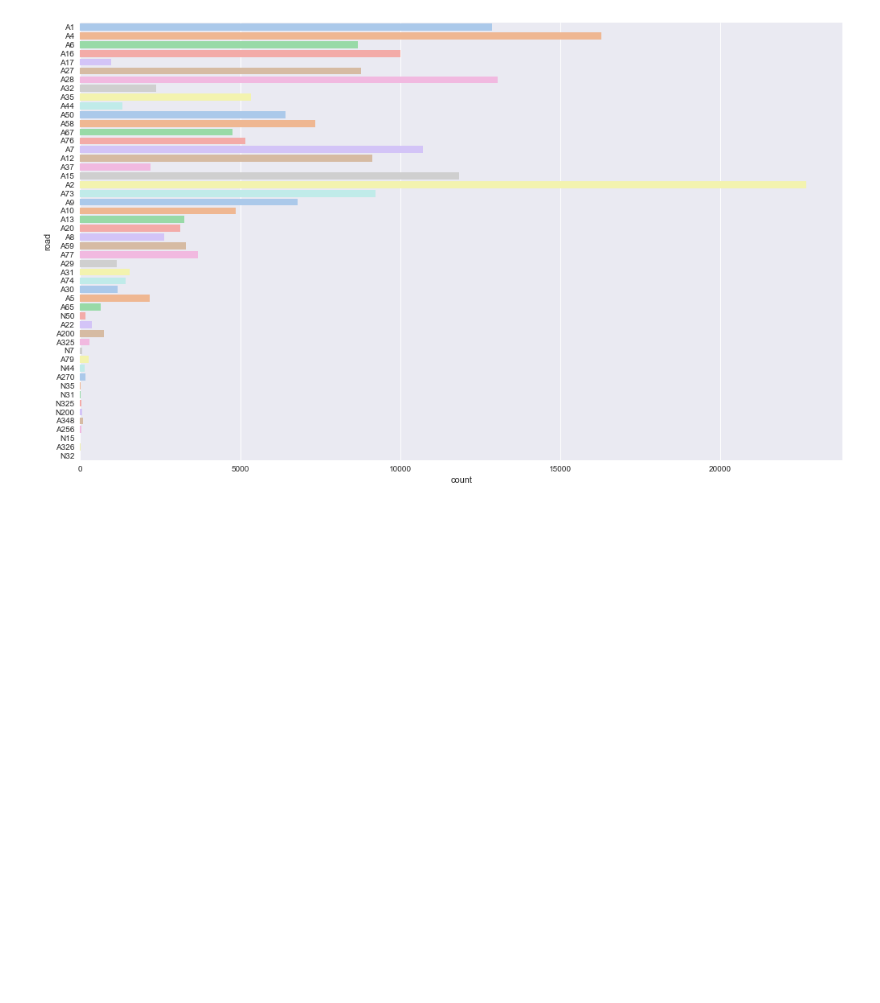
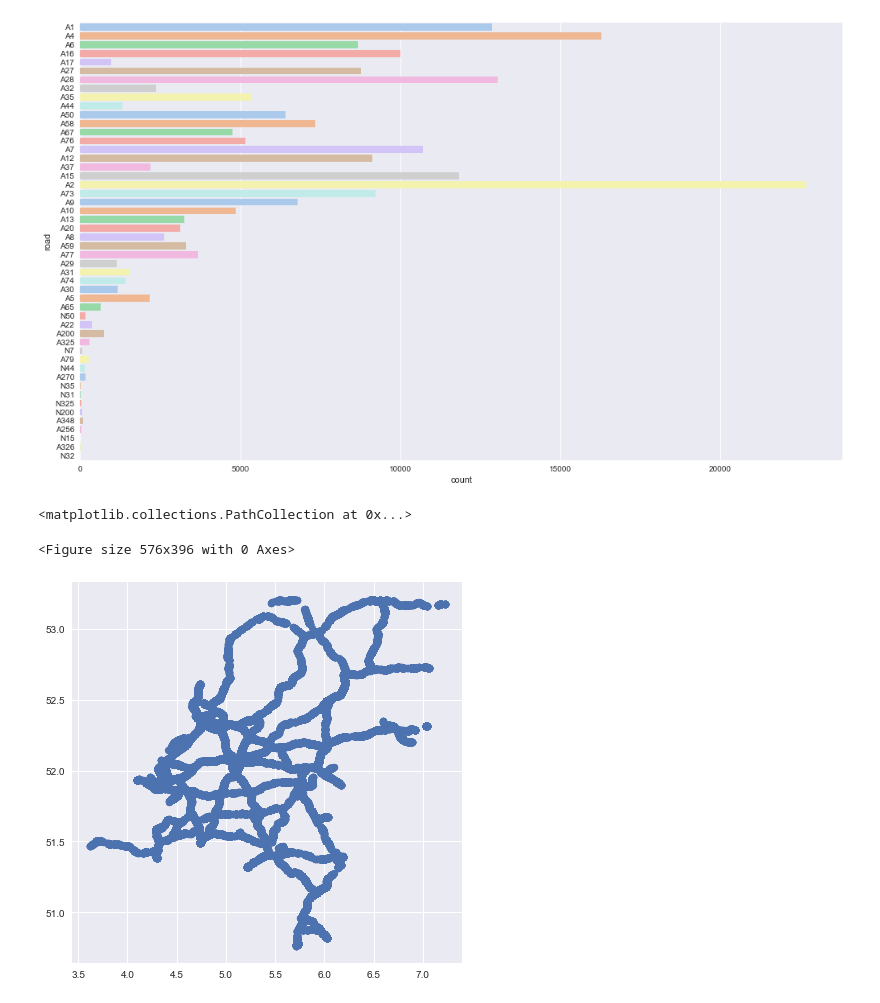
Before and after one commit to AviMegin/AI, a Jupyter notebook: Python/project TRAFFICRADARS.ipynb, the cells around one changed output. Cells and saved outputs as stored; diff of their text form; code cells hidden in the pictures; blank space fills up the shorter version.

```diff
--- a/Python/project TRAFFICRADARS.ipynb
+++ b/Python/project TRAFFICRADARS.ipynb
@@ -74,3 +57,15 @@ sns.countplot(y="road", data=df,
 # %% [output]
 <AxesSubplot:xlabel='count', ylabel='road'>
 [figure]
+# %%
+plt.figure();
+plt.figure(figsize=[7,7]);
+## latitude and longtitude
+x = df[['radar_loc_lat']]
+y = df[['radar_loc_lon']]
+
+plt.scatter(y, x)
+# %% [output]
+<matplotlib.collections.PathCollection at 0x...>
+<Figure size 576x396 with 0 Axes>
+[figure, added]
```
Also changed, not shown: parts of 3 cells of this notebook, 1 other file.
